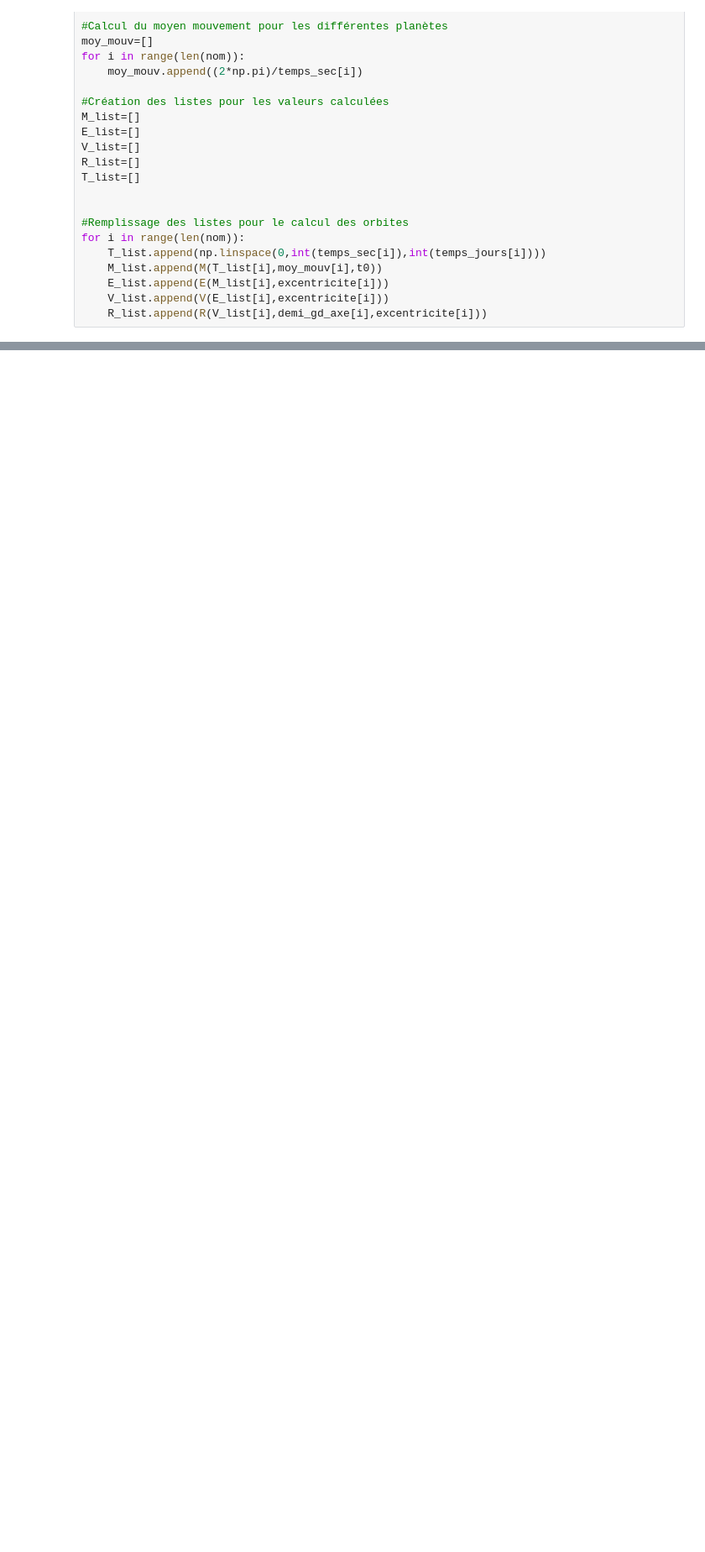
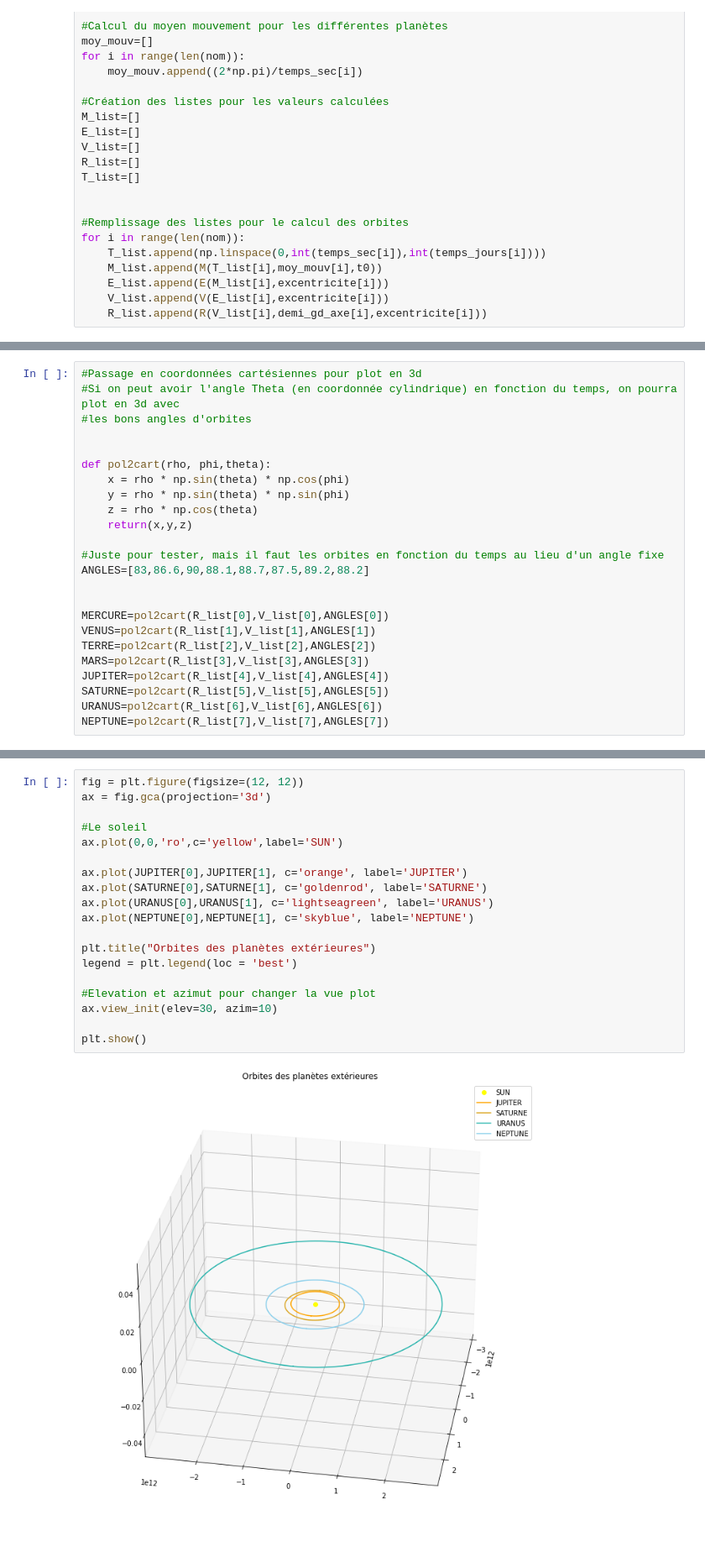
Before and after one commit to ZircZag/planetarium, a Jupyter notebook: Planetarium.ipynb, the cells around one changed output, grey strips where cells are left out. Shown: that part at 84% size. Drawn from its saved outputs; the diff is of its cells as text; blank space fills up the shorter version.

```diff
--- a/Planetarium.ipynb
+++ b/Planetarium.ipynb
@@ -140,0 +145,24 @@ plt.show()
+# %%
+#Passage en coordonnées cartésiennes pour plot en 3d
+#Si on peut avoir l'angle Theta (en coordonnée cylindrique) en fonction du temps, on pourra plot en 3d avec
+#les bons angles d'orbites
+
+
+def pol2cart(rho, phi,theta):
+    x = rho * np.sin(theta) * np.cos(phi)
+    y = rho * np.sin(theta) * np.sin(phi)
+    z = rho * np.cos(theta)
+    return(x,y,z)
+
+#Juste pour tester, mais il faut les orbites en fonction du temps au lieu d'un angle fixe
+ANGLES=[83,86.6,90,88.1,88.7,87.5,89.2,88.2]
+
+
+MERCURE=pol2cart(R_list[0],V_list[0],ANGLES[0])
+VENUS=pol2cart(R_list[1],V_list[1],ANGLES[1])
+TERRE=pol2cart(R_list[2],V_list[2],ANGLES[2])
+MARS=pol2cart(R_list[3],V_list[3],ANGLES[3])
+JUPITER=pol2cart(R_list[4],V_list[4],ANGLES[4])
+SATURNE=pol2cart(R_list[5],V_list[5],ANGLES[5])
+URANUS=pol2cart(R_list[6],V_list[6],ANGLES[6])
+NEPTUNE=pol2cart(R_list[7],V_list[7],ANGLES[7])
@@ -140,0 +193,21 @@ plt.show()
+# %%
+fig = plt.figure(figsize=(12, 12))
+ax = fig.gca(projection='3d')
+
+#Le soleil
+ax.plot(0,0,'ro',c='yellow',label='SUN')
+
+ax.plot(JUPITER[0],JUPITER[1], c='orange', label='JUPITER')
+ax.plot(SATURNE[0],SATURNE[1], c='goldenrod', label='SATURNE')
+ax.plot(URANUS[0],URANUS[1], c='lightseagreen', label='URANUS')
+ax.plot(NEPTUNE[0],NEPTUNE[1], c='skyblue', label='NEPTUNE')
+
+plt.title("Orbites des planètes extérieures")
+legend = plt.legend(loc = 'best')
+
+#Elevation et azimut pour changer la vue plot
+ax.view_init(elev=30, azim=10)
+
+plt.show()
+# %% [output]
+[figure, added]
```
Also changed, not shown: parts of 3 cells of this notebook.
